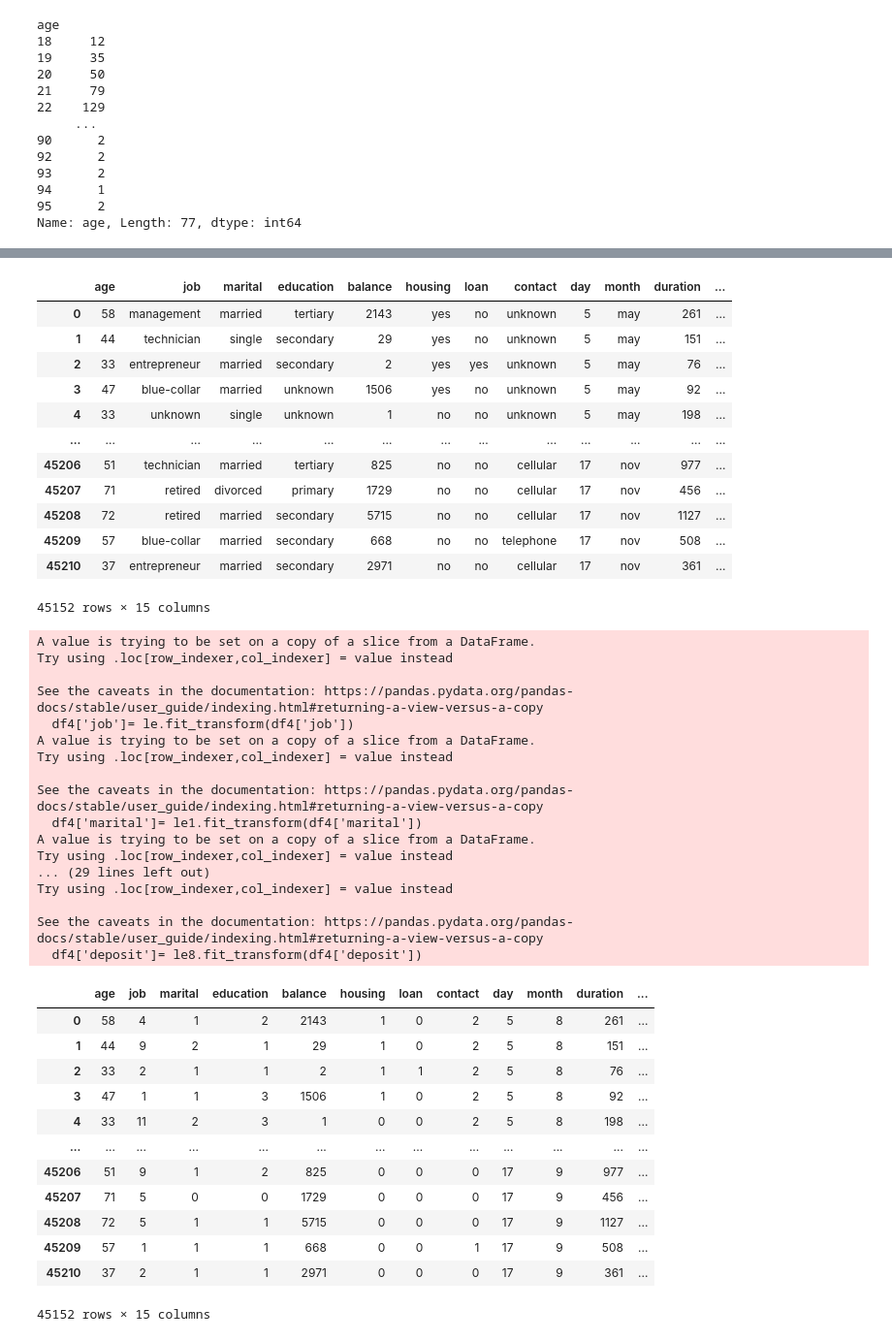
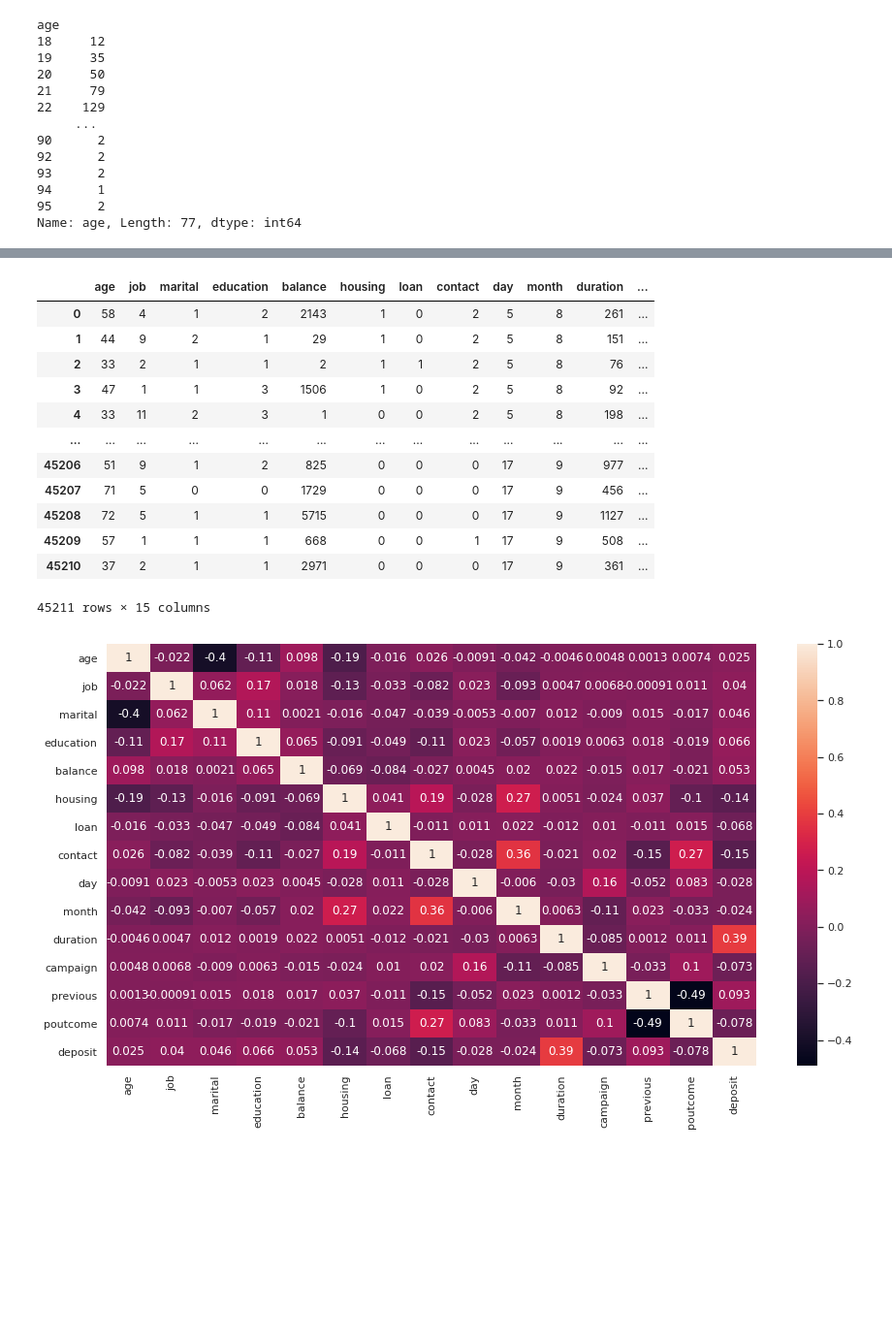
Before and after one commit to zammath/Bankmarketting, a Jupyter notebook: bank analysis.ipynb, the cells around one changed output, grey strips where cells are left out. Shown at 97% size. Drawn from its saved outputs; the diff is of its cells as text; code cells hidden in the pictures; blank space fills up the shorter version.

```diff
--- a/bank analysis.ipynb
+++ b/bank analysis.ipynb
@@ -394,3 +366,5 @@ df2.shape
+# %%
+df2=df.copy()
 # %%
 #default feature does not play an important role
 df2.groupby(df['default']).size()
@@ -511,68 +395,34 @@ cat_columns=['job','marital','education','contact','month','poutcome']
-# %%
-df4
-# %% [output]
-|  | age | job | marital | education | balance | housing | loan | contact | day | month | duration | ... |
-| 0 | 58 | management | married | tertiary | 2143 | yes | no | unknown | 5 | may | 261 | ... |
-| 1 | 44 | technician | single | secondary | 29 | yes | no | unknown | 5 | may | 151 | ... |
-| 2 | 33 | entrepreneur | married | secondary | 2 | yes | yes | unknown | 5 | may | 76 | ... |
-| 3 | 47 | blue-collar | married | unknown | 1506 | yes | no | unknown | 5 | may | 92 | ... |
-| 4 | 33 | unknown | single | unknown | 1 | no | no | unknown | 5 | may | 198 | ... |
-| ... | ... | ... | ... | ... | ... | ... | ... | ... | ... | ... | ... | ... |
-| 45206 | 51 | technician | married | tertiary | 825 | no | no | cellular | 17 | nov | 977 | ... |
-| 45207 | 71 | retired | divorced | primary | 1729 | no | no | cellular | 17 | nov | 456 | ... |
-| 45208 | 72 | retired | married | secondary | 5715 | no | no | cellular | 17 | nov | 1127 | ... |
-| 45209 | 57 | blue-collar | married | secondary | 668 | no | no | telephone | 17 | nov | 508 | ... |
-| 45210 | 37 | entrepreneur | married | secondary | 2971 | no | no | cellular | 17 | nov | 361 | ... |
-45152 rows × 15 columns
 # %%
 from sklearn.preprocessing import LabelEncoder
 le=LabelEncoder()
-df4['job']= le.fit_transform(df4['job'])
+df2['job']= le.fit_transform(df2['job'])
 
 le1=LabelEncoder()
-df4['marital']= le1.fit_transform(df4['marital'])
+df2['marital']= le1.fit_transform(df2['marital'])
 
 le1=LabelEncoder()
-df4['education']= le1.fit_transform(df4['education'])
+df2['education']= le1.fit_transform(df2['education'])
 
 
 le3=LabelEncoder()
-df4['housing']= le3.fit_transform(df4['housing'])
+df2['housing']= le3.fit_transform(df2['housing'])
 
 le4=LabelEncoder()
-df4['loan']= le4.fit_transform(df4['loan'])
+df2['loan']= le4.fit_transform(df2['loan'])
 
 le5=LabelEncoder()
-df4['contact']= le5.fit_transform(df4['contact'])
+df2['contact']= le5.fit_transform(df2['contact'])
 
 le6=LabelEncoder()
-df4['month']= le6.fit_transform(df4['month'])
+df2['month']= le6.fit_transform(df2['month'])
 
 le7=LabelEncoder()
-df4['poutcome']= le7.fit_transform(df4['poutcome'])
+df2['poutcome']= le7.fit_transform(df2['poutcome'])
 
 le8=LabelEncoder()
-df4['deposit']= le8.fit_transform(df4['deposit'])
+df2['deposit']= le8.fit_transform(df2['deposit'])
-# %% [output]
-A value is trying to be set on a copy of a slice from a DataFrame.
-Try using .loc[row_indexer,col_indexer] = value instead
-
-See the caveats in the documentation: https://pandas.pydata.org/pandas-docs/stable/user_guide/indexing.html#returning-a-view-versus-a-copy
-  df4['job']= le.fit_transform(df4['job'])
-A value is trying to be set on a copy of a slice from a DataFrame.
-Try using .loc[row_indexer,col_indexer] = value instead
-
-See the caveats in the documentation: https://pandas.pydata.org/pandas-docs/stable/user_guide/indexing.html#returning-a-view-versus-a-copy
-  df4['marital']= le1.fit_transform(df4['marital'])
-A value is trying to be set on a copy of a slice from a DataFrame.
-Try using .loc[row_indexer,col_indexer] = value instead
-... (29 lines left out)
-Try using .loc[row_indexer,col_indexer] = value instead
-
-See the caveats in the documentation: https://pandas.pydata.org/pandas-docs/stable/user_guide/indexing.html#returning-a-view-versus-a-copy
-  df4['deposit']= le8.fit_transform(df4['deposit'])
 # %%
-df4
+df2
 # %% [output]
 |  | age | job | marital | education | balance | housing | loan | contact | day | month | duration | ... |
 | 0 | 58 | 4 | 1 | 2 | 2143 | 1 | 0 | 2 | 5 | 8 | 261 | ... |
@@ -586,4 +436,13 @@ df4
 | 45208 | 72 | 5 | 1 | 1 | 5715 | 0 | 0 | 0 | 17 | 9 | 1127 | ... |
 | 45209 | 57 | 1 | 1 | 1 | 668 | 0 | 0 | 1 | 17 | 9 | 508 | ... |
 | 45210 | 37 | 2 | 1 | 1 | 2971 | 0 | 0 | 0 | 17 | 9 | 361 | ... |
-45152 rows × 15 columns
+45211 rows × 15 columns
+# %%
+cor=df2.corr()
+plt.figure(figsize=(15, 8))
+
+sns.heatmap(cor,annot=True)
+
+plt.show()
+# %% [output]
+[figure, added]
```
Also changed, not shown: parts of 28 cells of this notebook.
